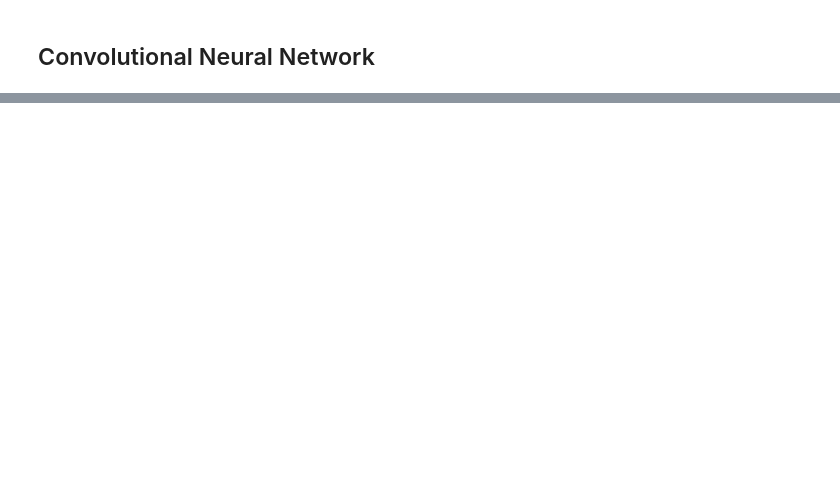
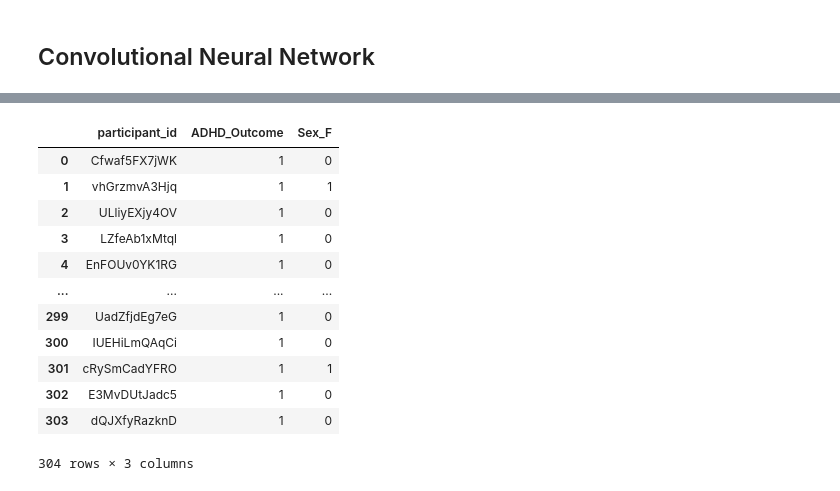
Before and after one commit to jchen0000/widsdatathon2025, a Jupyter notebook: python/CNN_pipeline.ipynb, the cells around one changed output, grey strips where cells are left out. Cells and saved outputs as stored; diff of their text form; code cells hidden in the pictures; blank space fills up the shorter version.

Commit message:
update tuning and submission

```diff
--- a/python/CNN_pipeline.ipynb
+++ b/python/CNN_pipeline.ipynb
@@ -532,0 +2009,12 @@ Weighted F1 Score: 0.2971913925499785
+# %%
+X_test_meta = df_test_meta_imputed.values
+print(X_test_meta.shape)
+
+test_predictions = model.predict([test_feature_matrices, test_adjacency_matrices, X_test_meta])
+test_predictions_classes = classify_with_threshold(test_predictions, best_threshold[0], best_threshold[1])
+print(test_predictions_classes.shape)
+
+test_idx = df_test_meta_imputed.index.values
+submission_df = pd.DataFrame(test_predictions_classes, index=test_idx, columns=df_train_y.columns)
+submission_df = submission_df.reset_index(names='participant_id')
+submission_df.head()
@@ -532,0 +2031,10 @@ Weighted F1 Score: 0.2971913925499785
+# %%
+test_predictions = model.predict(df_test_X_scaled)
+# test_predictions = model.predict(X_test_cnn)
+test_predictions_classes = classify_with_threshold(test_predictions, best_threshold[0], best_threshold[1])
+print(test_predictions_classes.shape)
+
+# test_idx = df_test_meta_imputed.index.values
+submission_df = pd.DataFrame(test_predictions_classes, index=test_idx, columns=df_train_y.columns)
+submission_df = submission_df.reset_index(names='participant_id')
+submission_df.head()
@@ -532,0 +2050,17 @@ Weighted F1 Score: 0.2971913925499785
+# %%
+test_predictions
+submission_df
+# %% [output]
+|  | participant_id | ADHD_Outcome | Sex_F |
+| 0 | Cfwaf5FX7jWK | 1 | 0 |
+| 1 | vhGrzmvA3Hjq | 1 | 1 |
+| 2 | ULliyEXjy4OV | 1 | 0 |
+| 3 | LZfeAb1xMtql | 1 | 0 |
+| 4 | EnFOUv0YK1RG | 1 | 0 |
+| ... | ... | ... | ... |
+| 299 | UadZfjdEg7eG | 1 | 0 |
+| 300 | IUEHiLmQAqCi | 1 | 0 |
+| 301 | cRySmCadYFRO | 1 | 1 |
+| 302 | E3MvDUtJadc5 | 1 | 0 |
+| 303 | dQJXfyRazknD | 1 | 0 |
+304 rows × 3 columns
```
Also changed, not shown: parts of 87 cells of this notebook.
